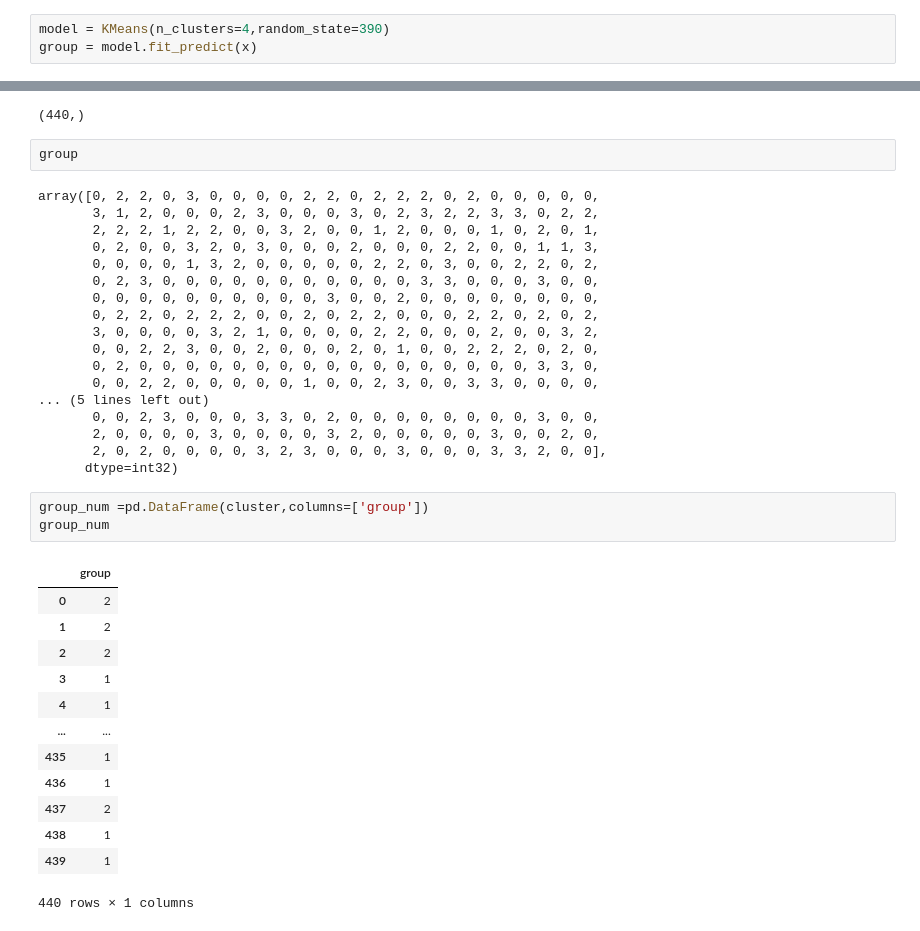
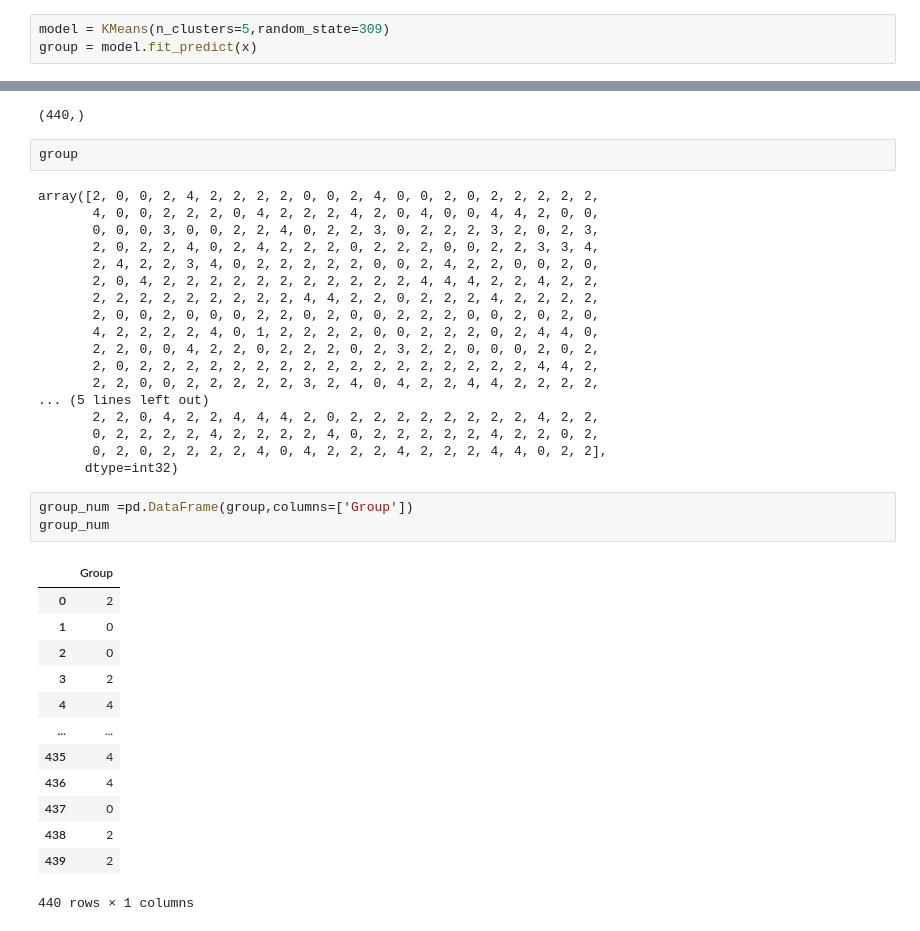
Before and after one commit to manikant070/manikant, a Jupyter notebook: python11feb.ipynb, the cells around one changed output, grey strips where cells are left out. Drawn from its saved outputs; the diff is of its cells as text.

```diff
--- a/python11feb.ipynb
+++ b/python11feb.ipynb
@@ -131,5 +148,5 @@ plt.show()
 # %%
-model = KMeans(n_clusters=4,random_state=390)
+model = KMeans(n_clusters=5,random_state=309)
 group = model.fit_predict(x)
 # %%
 group.shape
@@ -138,39 +155,39 @@ group.shape
 # %%
 group
 # %% [output]
-array([0, 2, 2, 0, 3, 0, 0, 0, 0, 2, 2, 0, 2, 2, 2, 0, 2, 0, 0, 0, 0, 0,
-       3, 1, 2, 0, 0, 0, 2, 3, 0, 0, 0, 3, 0, 2, 3, 2, 2, 3, 3, 0, 2, 2,
-       2, 2, 2, 1, 2, 2, 0, 0, 3, 2, 0, 0, 1, 2, 0, 0, 0, 1, 0, 2, 0, 1,
-       0, 2, 0, 0, 3, 2, 0, 3, 0, 0, 0, 2, 0, 0, 0, 2, 2, 0, 0, 1, 1, 3,
-       0, 0, 0, 0, 1, 3, 2, 0, 0, 0, 0, 0, 2, 2, 0, 3, 0, 0, 2, 2, 0, 2,
-       0, 2, 3, 0, 0, 0, 0, 0, 0, 0, 0, 0, 0, 0, 3, 3, 0, 0, 0, 3, 0, 0,
-       0, 0, 0, 0, 0, 0, 0, 0, 0, 0, 3, 0, 0, 2, 0, 0, 0, 0, 0, 0, 0, 0,
-       0, 2, 2, 0, 2, 2, 2, 0, 0, 2, 0, 2, 2, 0, 0, 0, 2, 2, 0, 2, 0, 2,
-       3, 0, 0, 0, 0, 3, 2, 1, 0, 0, 0, 0, 2, 2, 0, 0, 0, 2, 0, 0, 3, 2,
-       0, 0, 2, 2, 3, 0, 0, 2, 0, 0, 0, 2, 0, 1, 0, 0, 2, 2, 2, 0, 2, 0,
-       0, 2, 0, 0, 0, 0, 0, 0, 0, 0, 0, 0, 0, 0, 0, 0, 0, 0, 0, 3, 3, 0,
-       0, 0, 2, 2, 0, 0, 0, 0, 0, 1, 0, 0, 2, 3, 0, 0, 3, 3, 0, 0, 0, 0,
+array([2, 0, 0, 2, 4, 2, 2, 2, 2, 0, 0, 2, 4, 0, 0, 2, 0, 2, 2, 2, 2, 2,
+       4, 0, 0, 2, 2, 2, 0, 4, 2, 2, 2, 4, 2, 0, 4, 0, 0, 4, 4, 2, 0, 0,
+       0, 0, 0, 3, 0, 0, 2, 2, 4, 0, 2, 2, 3, 0, 2, 2, 2, 3, 2, 0, 2, 3,
+       2, 0, 2, 2, 4, 0, 2, 4, 2, 2, 2, 0, 2, 2, 2, 0, 0, 2, 2, 3, 3, 4,
+       2, 4, 2, 2, 3, 4, 0, 2, 2, 2, 2, 2, 0, 0, 2, 4, 2, 2, 0, 0, 2, 0,
+       2, 0, 4, 2, 2, 2, 2, 2, 2, 2, 2, 2, 2, 2, 4, 4, 4, 2, 2, 4, 2, 2,
+       2, 2, 2, 2, 2, 2, 2, 2, 2, 4, 4, 2, 2, 0, 2, 2, 2, 4, 2, 2, 2, 2,
+       2, 0, 0, 2, 0, 0, 0, 2, 2, 0, 2, 0, 0, 2, 2, 2, 0, 0, 2, 0, 2, 0,
+       4, 2, 2, 2, 2, 4, 0, 1, 2, 2, 2, 2, 0, 0, 2, 2, 2, 0, 2, 4, 4, 0,
+       2, 2, 0, 0, 4, 2, 2, 0, 2, 2, 2, 0, 2, 3, 2, 2, 0, 0, 0, 2, 0, 2,
+       2, 0, 2, 2, 2, 2, 2, 2, 2, 2, 2, 2, 2, 2, 2, 2, 2, 2, 2, 4, 4, 2,
+       2, 2, 0, 0, 2, 2, 2, 2, 2, 3, 2, 4, 0, 4, 2, 2, 4, 4, 2, 2, 2, 2,
 ... (5 lines left out)
-       0, 0, 2, 3, 0, 0, 0, 3, 3, 0, 2, 0, 0, 0, 0, 0, 0, 0, 0, 3, 0, 0,
-       2, 0, 0, 0, 0, 3, 0, 0, 0, 0, 3, 2, 0, 0, 0, 0, 0, 3, 0, 0, 2, 0,
-       2, 0, 2, 0, 0, 0, 0, 3, 2, 3, 0, 0, 0, 3, 0, 0, 0, 3, 3, 2, 0, 0],
+       2, 2, 0, 4, 2, 2, 4, 4, 4, 2, 0, 2, 2, 2, 2, 2, 2, 2, 2, 4, 2, 2,
+       0, 2, 2, 2, 2, 4, 2, 2, 2, 2, 4, 0, 2, 2, 2, 2, 2, 4, 2, 2, 0, 2,
+       0, 2, 0, 2, 2, 2, 2, 4, 0, 4, 2, 2, 2, 4, 2, 2, 2, 4, 4, 0, 2, 2],
       dtype=int32)
 # %%
-group_num =pd.DataFrame(cluster,columns=['group'])
+group_num =pd.DataFrame(group,columns=['Group'])
 group_num
 # %% [output]
-|  | group |
+|  | Group |
 | 0 | 2 |
-| 1 | 2 |
-| 2 | 2 |
-| 3 | 1 |
-| 4 | 1 |
+| 1 | 0 |
+| 2 | 0 |
+| 3 | 2 |
+| 4 | 4 |
 | ... | ... |
-| 435 | 1 |
-| 436 | 1 |
-| 437 | 2 |
-| 438 | 1 |
-| 439 | 1 |
+| 435 | 4 |
+| 436 | 4 |
+| 437 | 0 |
+| 438 | 2 |
+| 439 | 2 |
 440 rows × 1 columns
 # %%
 cust_kmeans_data=pd.concat([df,group_num],axis=1)
```
Also changed, not shown: parts of 9 cells of this notebook.
